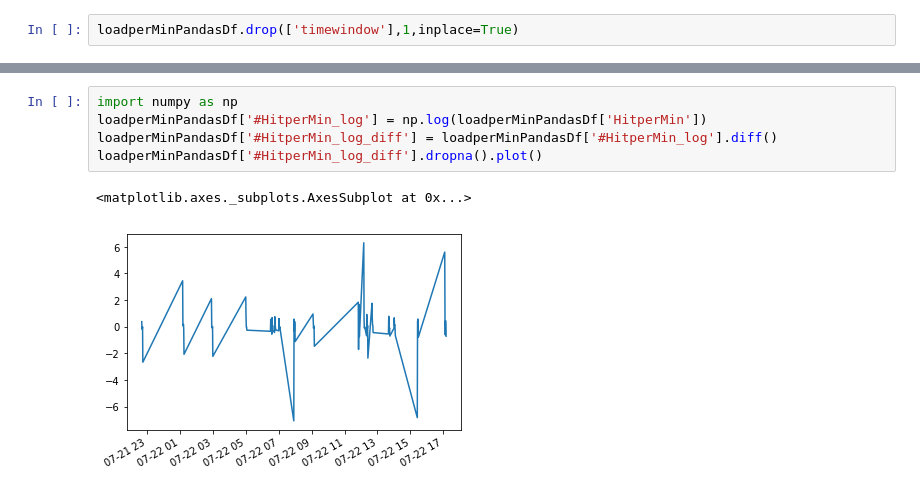
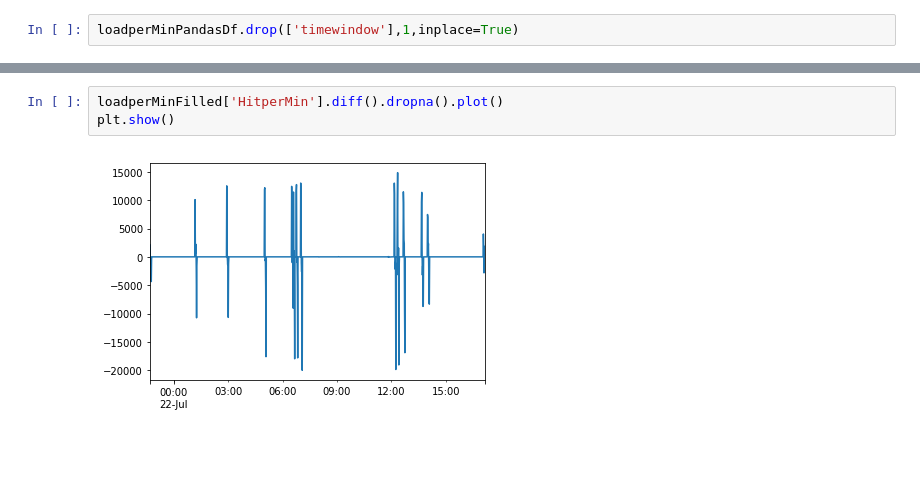
Before and after one commit to chrisplyn/WeblogChallenge, a Jupyter notebook: web_log_challenge_part2.ipynb, the cells around one changed output, grey strips where cells are left out. Saved outputs shown, nothing was run; the diff lists cells and outputs as text; blank space fills up the shorter version.

```diff
--- a/web_log_challenge_part2.ipynb
+++ b/web_log_challenge_part2.ipynb
@@ -71,8 +66,5 @@ loadperMinPandasDf['diff'].dropna().plot()
-# %%
-import numpy as np
-loadperMinPandasDf['#HitperMin_log'] = np.log(loadperMinPandasDf['HitperMin'])
-loadperMinPandasDf['#HitperMin_log_diff'] = loadperMinPandasDf['#HitperMin_log'].diff()
-loadperMinPandasDf['#HitperMin_log_diff'].dropna().plot()
-# %% [output]
-<matplotlib.axes._subplots.AxesSubplot at 0x...>
-[figure, removed]
+# %%
+loadperMinFilled['HitperMin'].diff().dropna().plot()
+plt.show()
+# %% [output]
+[figure, added]
```
Also changed, not shown: parts of 9 cells of this notebook.
